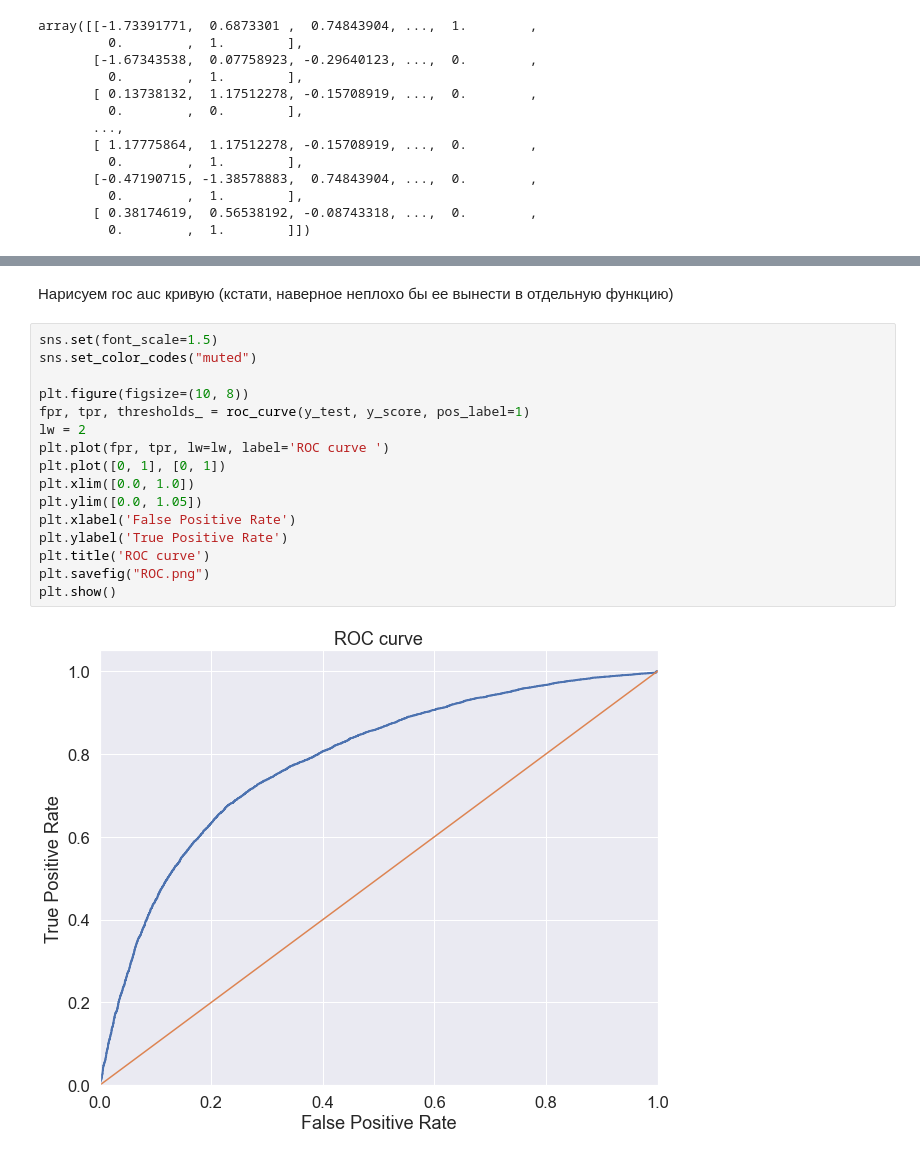
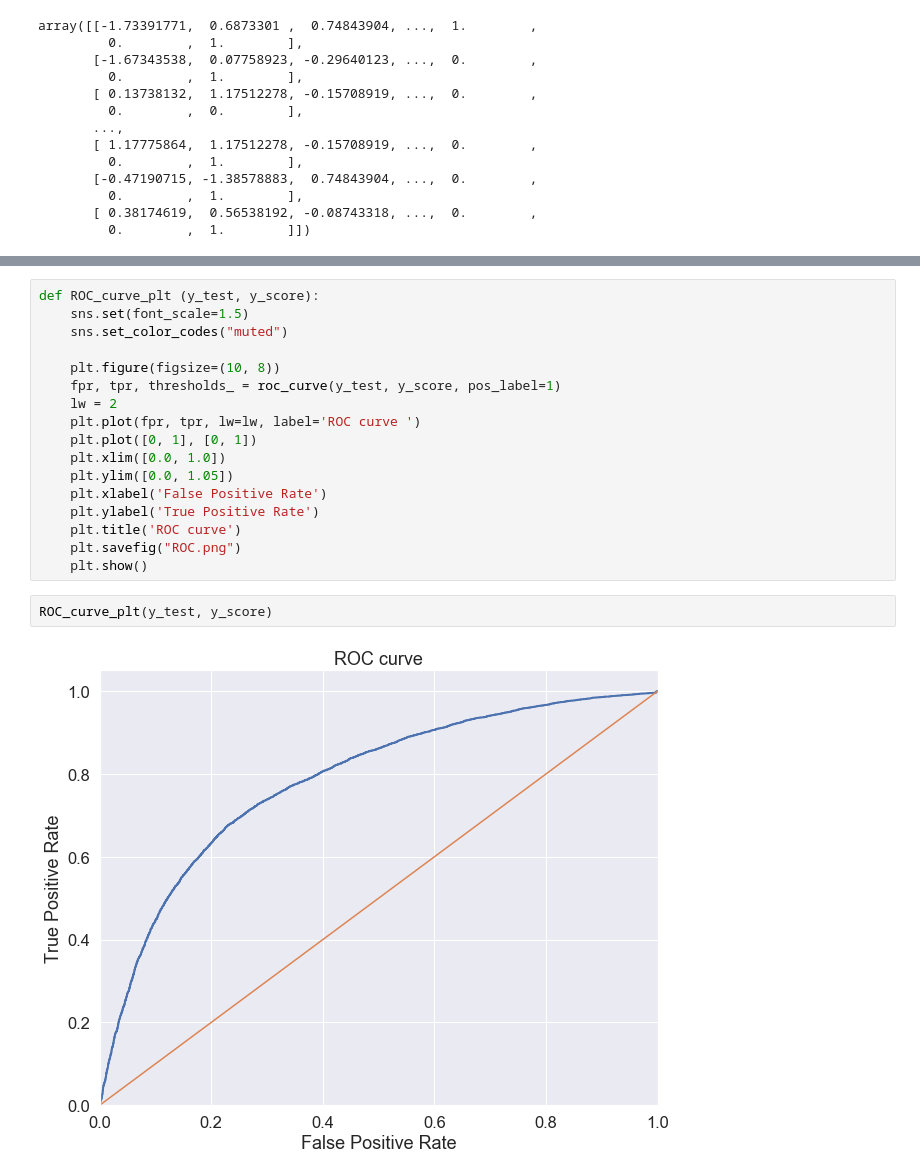
Before and after one commit to Natalia1807/ML_business, a Jupyter notebook: HW_3.ipynb, the cells around one changed output, grey strips where cells are left out. Saved outputs shown, nothing was run; the diff lists cells and outputs as text.

```diff
--- a/HW_3.ipynb
+++ b/HW_3.ipynb
@@ -640,23 +163,24 @@ Best Threshold=0.386937, F-Score=0.730, Precision=0.647, Recall=0.838
-# %% [markdown]
-Нарисуем roc auc кривую (кстати, наверное неплохо бы ее вынести в отдельную функцию)
 # %%
-sns.set(font_scale=1.5)
-sns.set_color_codes("muted")
+def ROC_curve_plt (y_test, y_score):
+    sns.set(font_scale=1.5)
+    sns.set_color_codes("muted")
 
-plt.figure(figsize=(10, 8))
-fpr, tpr, thresholds_ = roc_curve(y_test, y_score, pos_label=1)
-lw = 2
-plt.plot(fpr, tpr, lw=lw, label='ROC curve ')
-plt.plot([0, 1], [0, 1])
-plt.xlim([0.0, 1.0])
-plt.ylim([0.0, 1.05])
-plt.xlabel('False Positive Rate')
-plt.ylabel('True Positive Rate')
-plt.title('ROC curve')
-plt.savefig("ROC.png")
-plt.show()
+    plt.figure(figsize=(10, 8))
+    fpr, tpr, thresholds_ = roc_curve(y_test, y_score, pos_label=1)
+    lw = 2
+    plt.plot(fpr, tpr, lw=lw, label='ROC curve ')
+    plt.plot([0, 1], [0, 1])
+    plt.xlim([0.0, 1.0])
+    plt.ylim([0.0, 1.05])
+    plt.xlabel('False Positive Rate')
+    plt.ylabel('True Positive Rate')
+    plt.title('ROC curve')
+    plt.savefig("ROC.png")
+    plt.show()
-# %% [output]
-[figure, removed]
+# %%
+ROC_curve_plt(y_test, y_score)
+# %% [output]
+[figure, added]
 # %%
 from sklearn.metrics import roc_auc_score, log_loss
 
```
Also changed, not shown: parts of 98 cells of this notebook.
